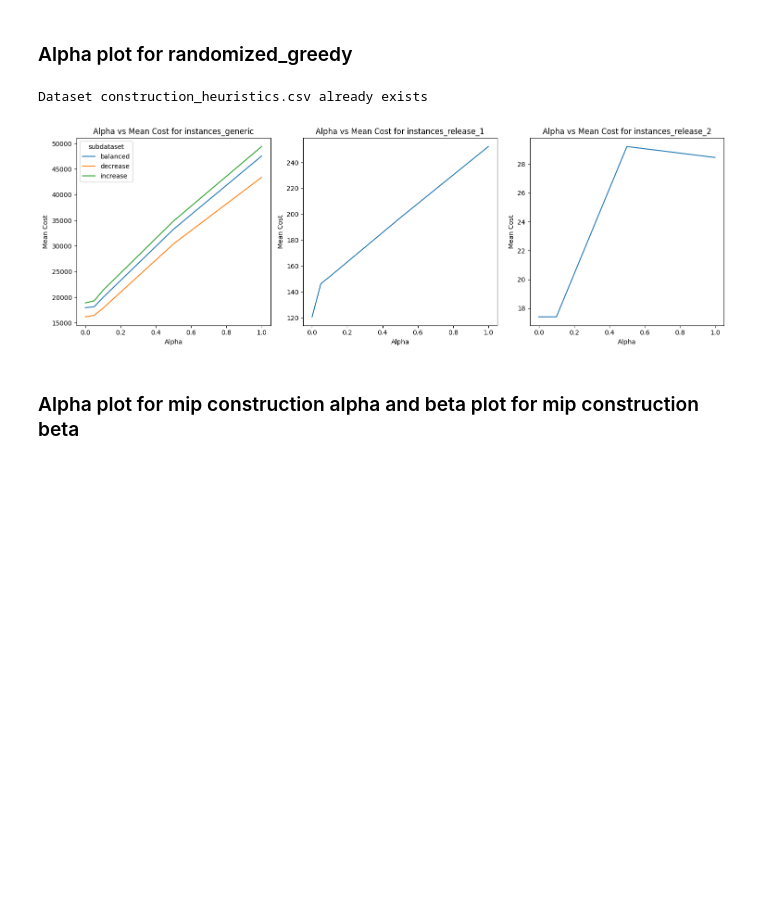
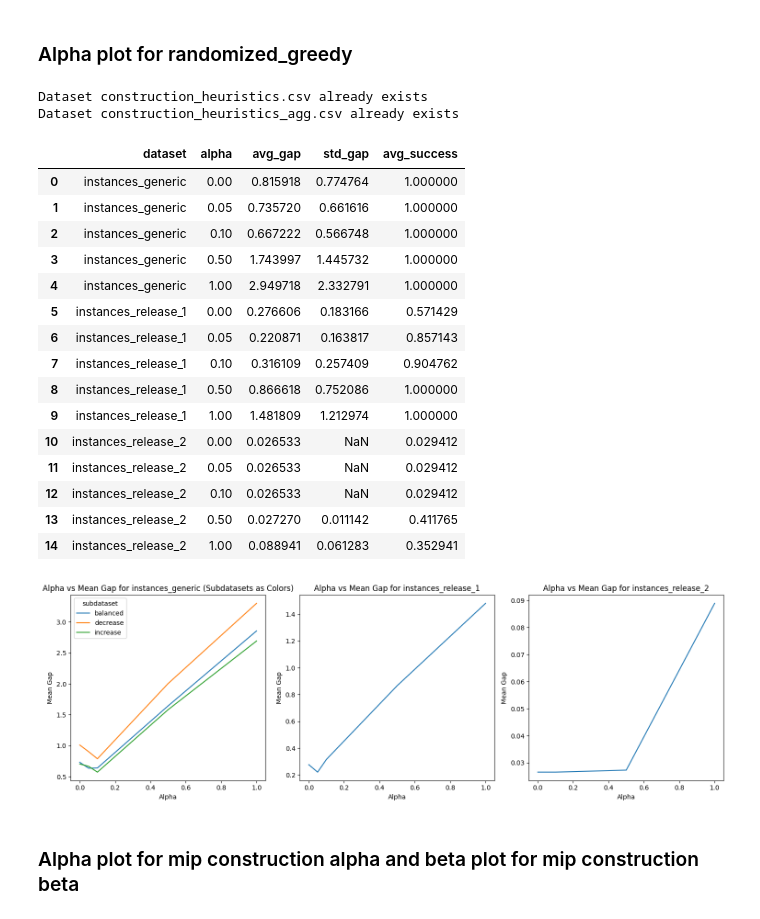
Before and after one commit to jsalvasoler/trigger_arc_tsp, a Jupyter notebook: notebooks/tables_and_figures.ipynb, the cells around one changed output. Cells and saved outputs as stored; diff of their text form; code cells hidden in the pictures; blank space fills up the shorter version.

```diff
--- a/notebooks/tables_and_figures.ipynb
+++ b/notebooks/tables_and_figures.ipynb
@@ -130,40 +250,69 @@ Methods: ['randomized_greedy' 'mip_randomized_construction_bias'
 # %%
 import seaborn as sns
 import matplotlib.pyplot as plt
+import numpy as np
 
 results = get_results()
 
-
-results["success"] = results["cost"] != float('inf')
-import numpy as np
+results["success"] = results["cost_min"] != float('inf')
 results.replace([np.inf, -np.inf], np.nan, inplace=True)
 
 # Alpha plot for randomized_greedy
 rg = results[results["method"] == "randomized_greedy"]
-# compute avg cost and std per dataset and alpha value
-rg_avg_cost = rg.groupby(['dataset', 'subdataset', 'alpha'])['cost'].agg(['mean', 'std']).reset_index()
 
-# Plot these values, separate dataset per plot, and arrange plots from left to right
-unique_datasets = rg_avg_cost['dataset'].unique()
-num_datasets = len(unique_datasets)
-fig, axes = plt.subplots(1, num_datasets, figsize=(5 * num_datasets, 5), sharey=False)
+# Compute avg gap and std per dataset, subdataset, and alpha value
+rg_avg_gap = rg.groupby(['dataset', 'subdataset', 'alpha'])['gap'].agg(['mean', 'std']).reset_index()
 
-for ax, dataset in zip(axes, unique_datasets):
-    dataset_data = rg_avg_cost[rg_avg_cost['dataset'] == dataset]
-    # if more than one subdataset, plot each subdataset in a different color
-    if len(dataset_data['subdataset'].unique()) > 1:
+# Compute avg gap and std per dataset and alpha value
+rg_dataset_avg_gap = rg.groupby(['dataset', 'alpha']).agg(
+    avg_gap=('gap', 'mean'),
+    std_gap=('gap', 'std'),
+    avg_success=('success', 'mean')
+).reset_index()
+display(rg_dataset_avg_gap)
+
+# Separate plots for generic and release datasets
+datasets = rg['dataset'].unique()
+
+fig, axes = plt.subplots(1, len(datasets), figsize=(5 * len(datasets), 5), sharey=False)
+
+for ax, dataset in zip(axes, datasets):
+    dataset_data = rg_avg_gap[rg_avg_gap['dataset'] == dataset]
+
+    if dataset == 'instances_generic':
+        # Plot each subdataset in a different color for generic
         sns.lineplot(x="alpha", y="mean", data=dataset_data, hue="subdataset", ax=ax)
+        ax.set_title(f"Alpha vs Mean Gap for {dataset} (Subdatasets as Colors)")
     else:
+        # Single color for release datasets
         sns.lineplot(x="alpha", y="mean", data=dataset_data, ax=ax)
-    ax.set_title(f"Alpha vs Mean Cost for {dataset}")
+        ax.set_title(f"Alpha vs Mean Gap for {dataset}")
+
     ax.set_xlabel("Alpha")
-    ax.set_ylabel("Mean Cost")
+    ax.set_ylabel("Mean Gap")
 
 plt.tight_layout()
 plt.show()
 # %% [output]
 Dataset construction_heuristics.csv already exists
+Dataset construction_heuristics_agg.csv already exists
+|  | dataset | alpha | avg_gap | std_gap | avg_success |
+| 0 | instances_generic | 0.00 | 0.815918 | 0.774764 | 1.000000 |
+| 1 | instances_generic | 0.05 | 0.735720 | 0.661616 | 1.000000 |
+| 2 | instances_generic | 0.10 | 0.667222 | 0.566748 | 1.000000 |
+| 3 | instances_generic | 0.50 | 1.743997 | 1.445732 | 1.000000 |
+| 4 | instances_generic | 1.00 | 2.949718 | 2.332791 | 1.000000 |
+| 5 | instances_release_1 | 0.00 | 0.276606 | 0.183166 | 0.571429 |
+| 6 | instances_release_1 | 0.05 | 0.220871 | 0.163817 | 0.857143 |
+| 7 | instances_release_1 | 0.10 | 0.316109 | 0.257409 | 0.904762 |
+| 8 | instances_release_1 | 0.50 | 0.866618 | 0.752086 | 1.000000 |
+| 9 | instances_release_1 | 1.00 | 1.481809 | 1.212974 | 1.000000 |
+| 10 | instances_release_2 | 0.00 | 0.026533 | NaN | 0.029412 |
+| 11 | instances_release_2 | 0.05 | 0.026533 | NaN | 0.029412 |
+| 12 | instances_release_2 | 0.10 | 0.026533 | NaN | 0.029412 |
+| 13 | instances_release_2 | 0.50 | 0.027270 | 0.011142 | 0.411765 |
+| 14 | instances_release_2 | 1.00 | 0.088941 | 0.061283 | 0.352941 |
-[figure, old version]
+[figure, new version]
 # %% [markdown]
 ### Alpha plot for mip construction alpha and beta plot for mip construction beta
 # %%
```
Also changed, not shown: parts of 4 cells of this notebook.
